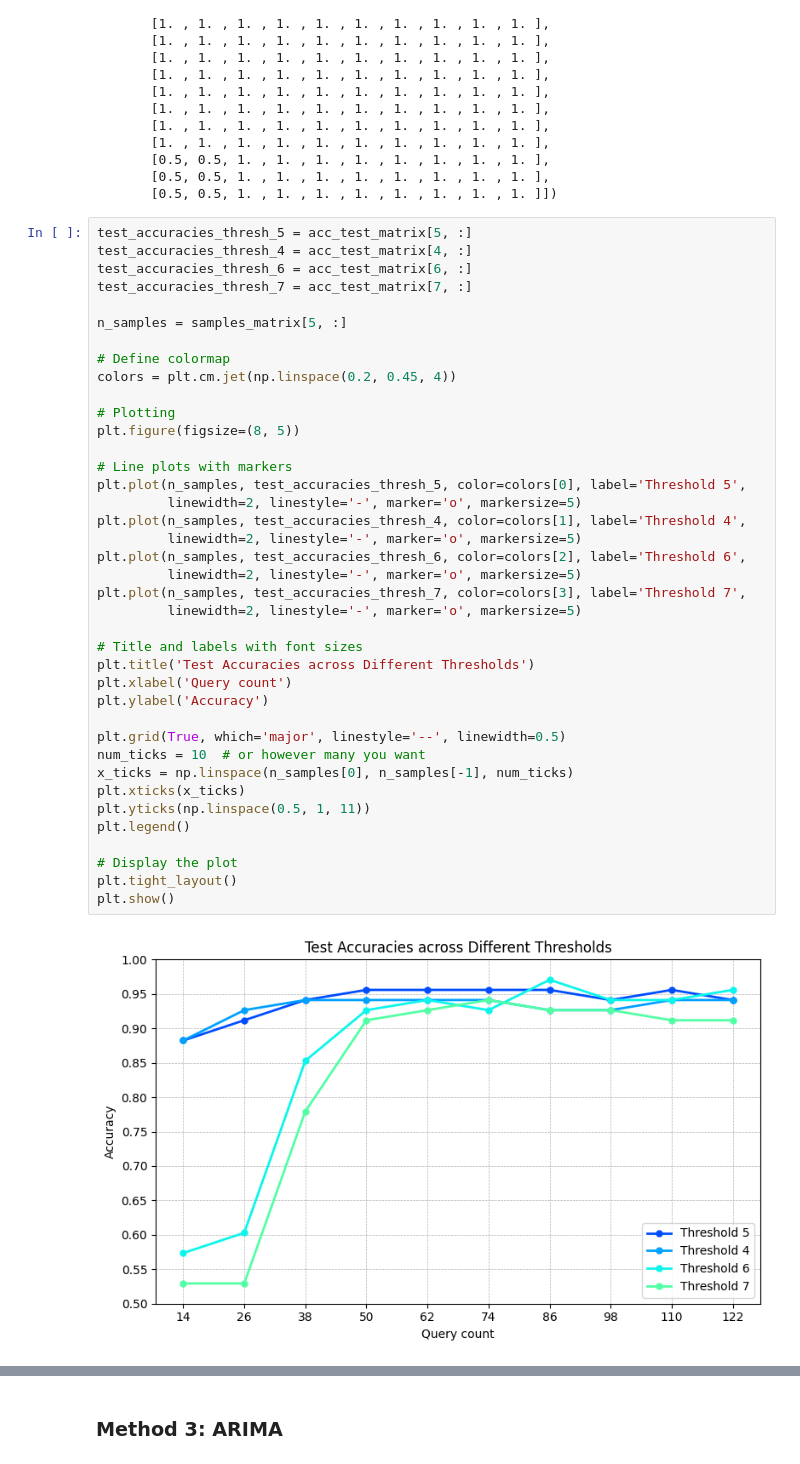
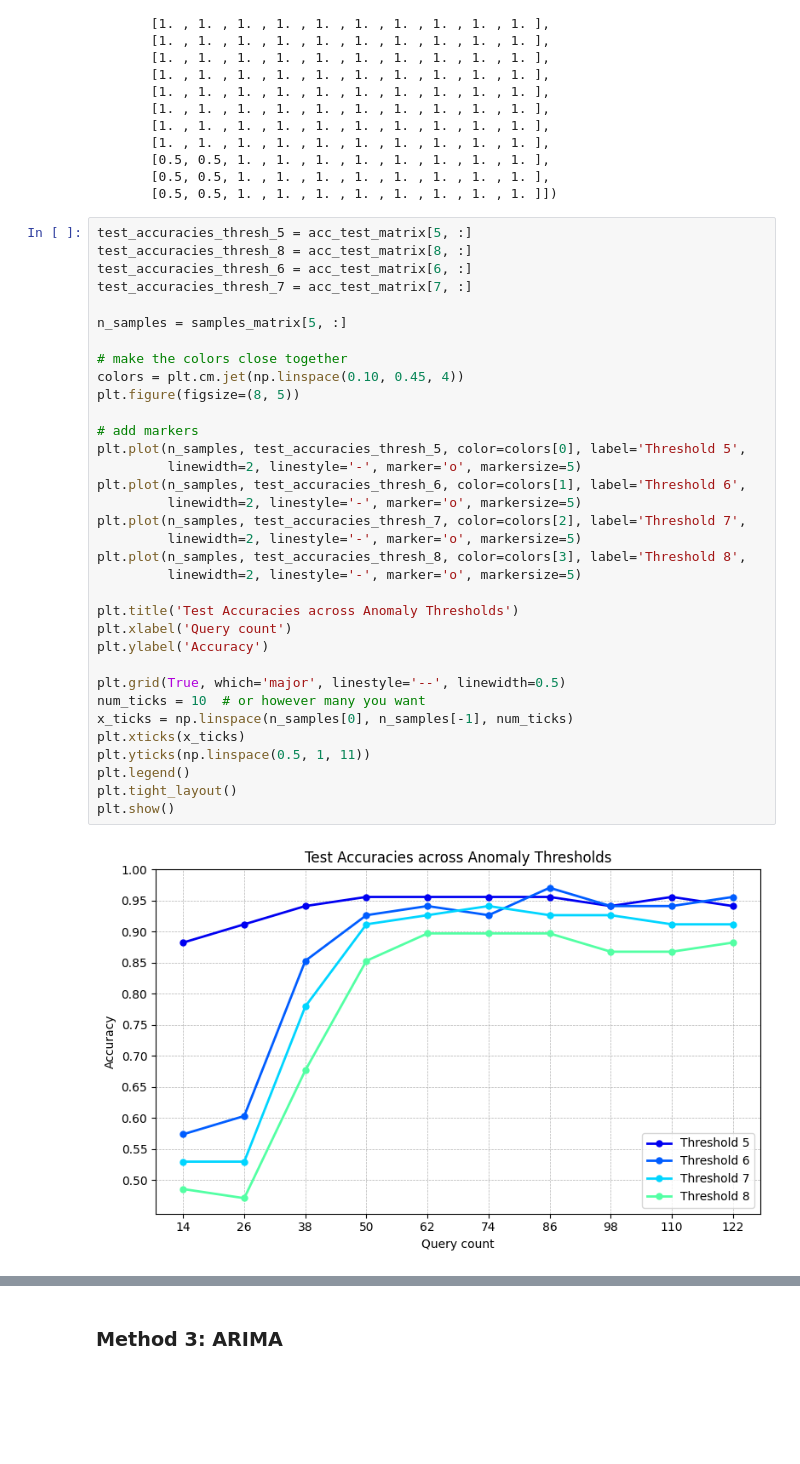
Before and after one commit to AmroAbdrabo/application-of-online-anomaly-detection-using-one-class-classification-to-z24, a Jupyter notebook: Chapter3-ActiveLearning/Streaming-AL/River/river_experiments.ipynb, the cells around one changed output, grey strips where cells are left out. Drawn from its saved outputs; the diff is of its cells as text; blank space fills up the shorter version.

Commit message:
more graphs for Gaussian anomaly detection

```diff
--- a/Chapter3-ActiveLearning/Streaming-AL/River/river_experiments.ipynb
+++ b/Chapter3-ActiveLearning/Streaming-AL/River/river_experiments.ipynb
@@ -487,42 +487,37 @@ array([[1. , 1. , 1. , 1. , 1. , 1. , 1. , 1. , 1. , 1. ],
        [0.5, 0.5, 1. , 1. , 1. , 1. , 1. , 1. , 1. , 1. ]])
 # %%
 test_accuracies_thresh_5 = acc_test_matrix[5, :]
-test_accuracies_thresh_4 = acc_test_matrix[4, :]
+test_accuracies_thresh_8 = acc_test_matrix[8, :]
 test_accuracies_thresh_6 = acc_test_matrix[6, :]
 test_accuracies_thresh_7 = acc_test_matrix[7, :]
 
 n_samples = samples_matrix[5, :]
 
-# Define colormap
-colors = plt.cm.jet(np.linspace(0.2, 0.45, 4))
-
-# Plotting
+# make the colors close together
+colors = plt.cm.jet(np.linspace(0.10, 0.45, 4))
 plt.figure(figsize=(8, 5))
 
-# Line plots with markers
+# add markers
 plt.plot(n_samples, test_accuracies_thresh_5, color=colors[0], label='Threshold 5',
          linewidth=2, linestyle='-', marker='o', markersize=5)
-plt.plot(n_samples, test_accuracies_thresh_4, color=colors[1], label='Threshold 4',
+plt.plot(n_samples, test_accuracies_thresh_6, color=colors[1], label='Threshold 6',
          linewidth=2, linestyle='-', marker='o', markersize=5)
-plt.plot(n_samples, test_accuracies_thresh_6, color=colors[2], label='Threshold 6',
+plt.plot(n_samples, test_accuracies_thresh_7, color=colors[2], label='Threshold 7',
          linewidth=2, linestyle='-', marker='o', markersize=5)
-plt.plot(n_samples, test_accuracies_thresh_7, color=colors[3], label='Threshold 7',
+plt.plot(n_samples, test_accuracies_thresh_8, color=colors[3], label='Threshold 8',
          linewidth=2, linestyle='-', marker='o', markersize=5)
 
-# Title and labels with font sizes
-plt.title('Test Accuracies across Different Thresholds')
+plt.title('Test Accuracies across Anomaly Thresholds')
 plt.xlabel('Query count')
 plt.ylabel('Accuracy')
 
 plt.grid(True, which='major', linestyle='--', linewidth=0.5)
 num_ticks = 10  # or however many you want
 x_ticks = np.linspace(n_samples[0], n_samples[-1], num_ticks)
 plt.xticks(x_ticks)
 plt.yticks(np.linspace(0.5, 1, 11))
 plt.legend()
-
-# Display the plot
 plt.tight_layout()
 plt.show()
 # %% [output]
-[figure, old version]
+[figure, new version]
```
Also changed, not shown: parts of 1 cell of this notebook.
